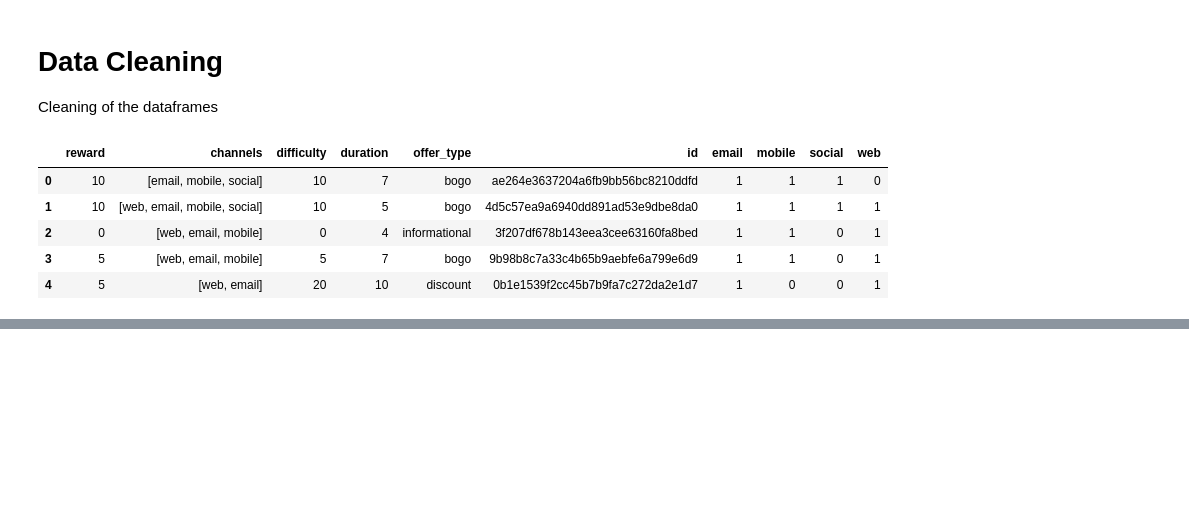
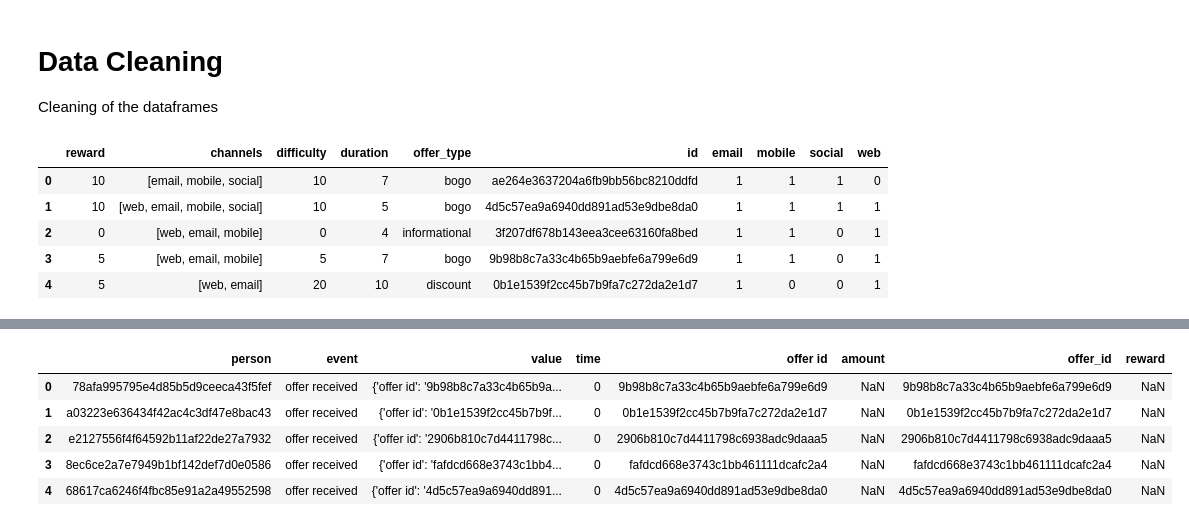
Before and after one commit to Sawy89/dsnd_starbucks_capstone, a Jupyter notebook: Starbucks_Capstone_notebook.ipynb, the cells around one changed output, grey strips where cells are left out. Saved outputs shown, nothing was run; the diff lists cells and outputs as text; code cells hidden in the pictures; blank space fills up the shorter version.

```diff
--- a/Starbucks_Capstone_notebook.ipynb
+++ b/Starbucks_Capstone_notebook.ipynb
@@ -168,0 +181,11 @@ portfolio.head()
+# %%
+transcript = transcript.join(transcript['value'].apply(pd.Series))
+transcript['offer_id'] = transcript.offer_id.combine_first(transcript['offer id'])
+transcript.head()
+# %% [output]
+|  | person | event | value | time | offer id | amount | offer_id | reward |
+| 0 | 78afa995795e4d85b5d9ceeca43f5fef | offer received | {'offer id': '9b98b8c7a33c4b65b9a... | 0 | 9b98b8c7a33c4b65b9aebfe6a799e6d9 | NaN | 9b98b8c7a33c4b65b9aebfe6a799e6d9 | NaN |
+| 1 | a03223e636434f42ac4c3df47e8bac43 | offer received | {'offer id': '0b1e1539f2cc45b7b9f... | 0 | 0b1e1539f2cc45b7b9fa7c272da2e1d7 | NaN | 0b1e1539f2cc45b7b9fa7c272da2e1d7 | NaN |
+| 2 | e2127556f4f64592b11af22de27a7932 | offer received | {'offer id': '2906b810c7d4411798c... | 0 | 2906b810c7d4411798c6938adc9daaa5 | NaN | 2906b810c7d4411798c6938adc9daaa5 | NaN |
+| 3 | 8ec6ce2a7e7949b1bf142def7d0e0586 | offer received | {'offer id': 'fafdcd668e3743c1bb4... | 0 | fafdcd668e3743c1bb461111dcafc2a4 | NaN | fafdcd668e3743c1bb461111dcafc2a4 | NaN |
+| 4 | 68617ca6246f4fbc85e91a2a49552598 | offer received | {'offer id': '4d5c57ea9a6940dd891... | 0 | 4d5c57ea9a6940dd891ad53e9dbe8da0 | NaN | 4d5c57ea9a6940dd891ad53e9dbe8da0 | NaN |
```
Also changed, not shown: parts of 2 cells of this notebook.
